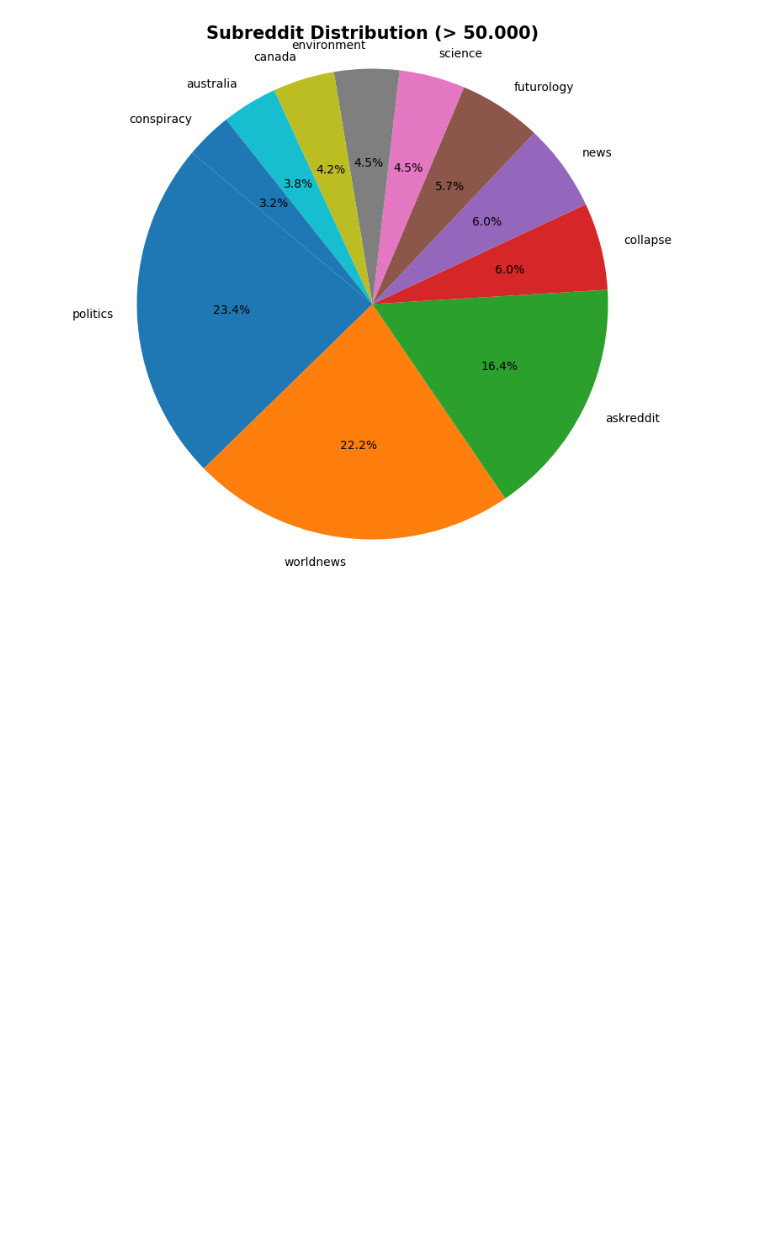
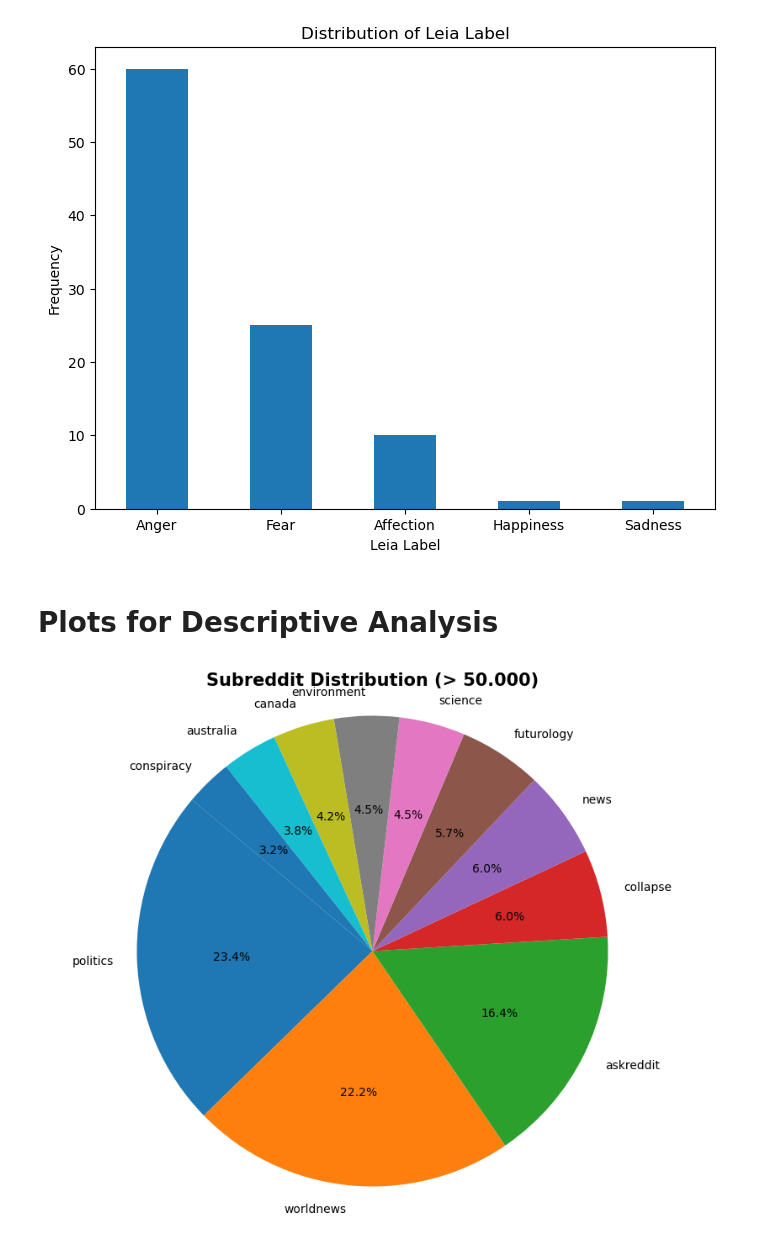
Before and after one commit to tobiaswtzl/dlss-project24, a Jupyter notebook: DLSS-Project - Descriptive Analysis.ipynb, the cells around one changed output. Saved outputs shown, nothing was run; the diff lists cells and outputs as text; code cells hidden in the pictures; blank space fills up the shorter version.

```diff
--- a/DLSS-Project - Descriptive Analysis.ipynb
+++ b/DLSS-Project - Descriptive Analysis.ipynb
@@ -9,0 +300,6 @@ posts = pd.read_csv("data/the-reddit-climate-change-dataset-posts.csv")
+# %%
+#Loading LEIA as a pipline
+pipe = pipeline("text-classification", model="LEIA/LEIA-base", truncation=True, max_length=128)
+# %%
+#Apply Leia to each sentence and store the results in new column Leia_Label
+comments["Leia_Label"] = [pipe(text)[0]["label"] for text in comments["body"]]
@@ -10,3 +320,16 @@ posts = pd.read_csv("data/the-reddit-climate-change-dataset-posts.csv")
+# %%
+# Plotting the distribution of Leia_Label
+plt.figure(figsize=(8, 6))
+comments['Leia_Label'].value_counts().plot(kind='bar')
+plt.title('Distribution of Leia Label')
+plt.xlabel('Leia Label')
+plt.ylabel('Frequency')
+plt.xticks(rotation=0)
+plt.show()
+# %% [output]
+[figure, added]
+# %% [markdown]
+# Plots for Descriptive Analysis
 # %%
 # Calculate the value counts
 value_counts = comments["subreddit.name"].value_counts()
```
Also changed, not shown: parts of 22 cells of this notebook, 1 other file.
